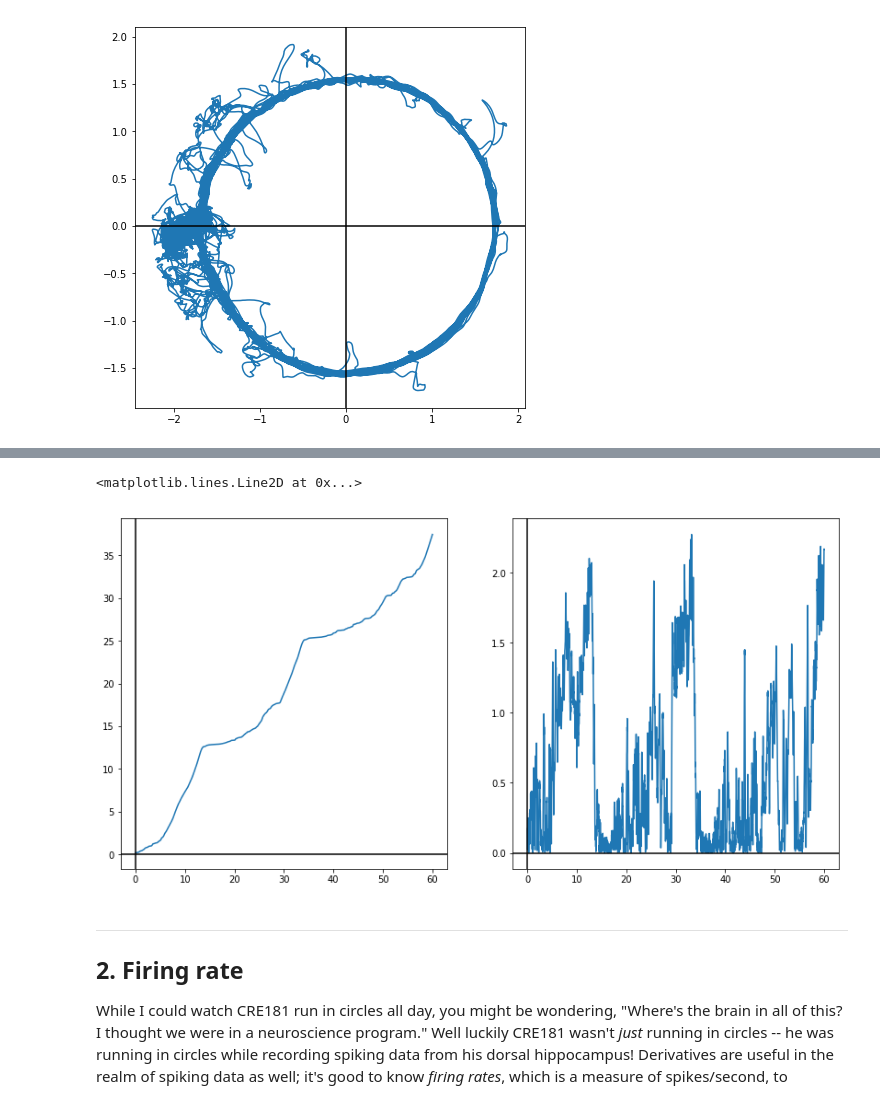
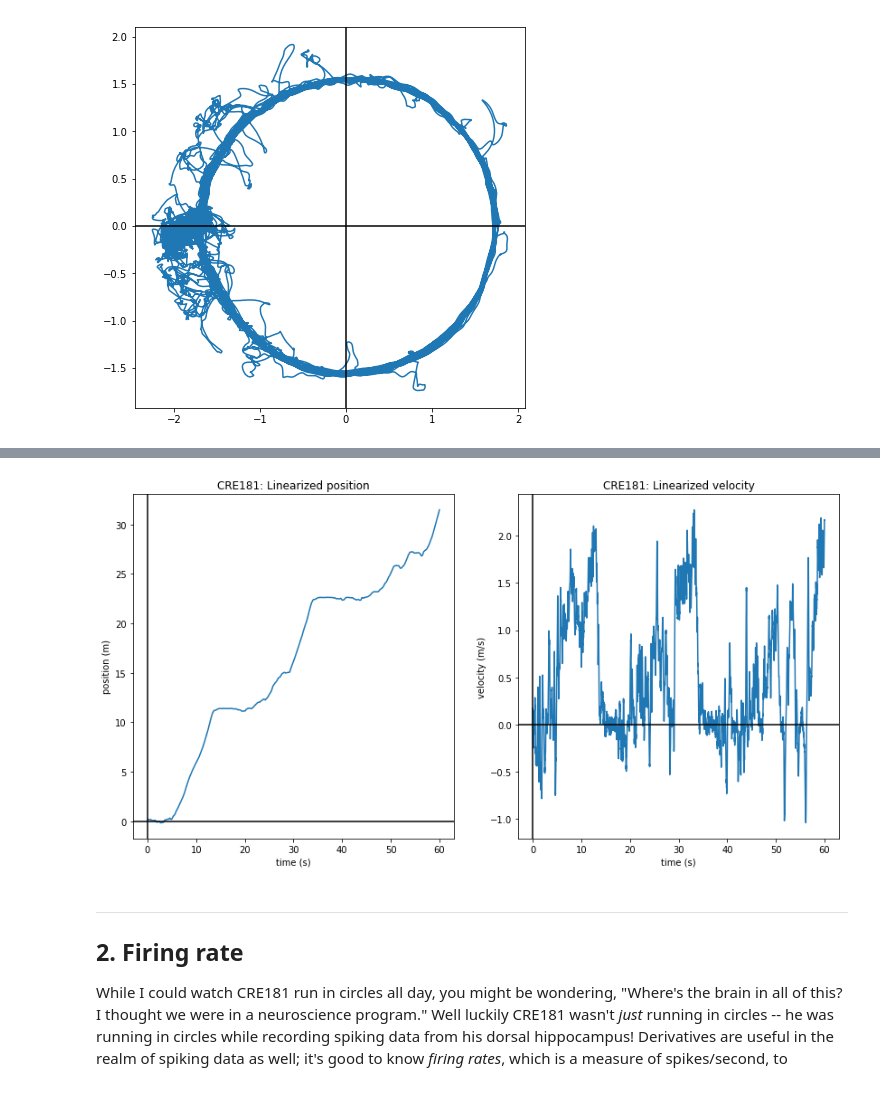
Before and after one commit to PrincetonUniversity/pni_bootcamp_2020, a Jupyter notebook: Module04_CalcDiffEQ/Day01_Calculus_Exercises_solutions.ipynb, the cells around one changed output, grey strips where cells are left out. Cells and saved outputs as stored; diff of their text form; code cells hidden in the pictures.

Commit message:
fixed some errors and made some things clearer. adding diff eq solutions

```diff
--- a/Module04_CalcDiffEQ/Day01_Calculus_Exercises_solutions.ipynb
+++ b/Module04_CalcDiffEQ/Day01_Calculus_Exercises_solutions.ipynb
@@ -59,36 +66,43 @@ Once we have our circle centered, we can move on to converting the coordinates u
 # %%
 # helpful function
 def circDiff(data):
-    cycle = 2*np.pi
+    cycle = 2*np.pi      # this is when the cycle resets
     diffData = np.diff(data)
-    diffData2 = np.vstack((diffData,diffData+cycle,diffData-cycle))
-    return np.min(abs(diffData2),axis=0)
+    diffData2 = np.vstack((diffData,diffData+cycle,diffData-cycle)) # make an array with the diff, and the diff+cycle and diff-cycle
+    min_inds = np.argmin(abs(diffData2),axis=0)  # figure out which of the three has the smallest magnitude
+    return diffData2[(min_inds,np.arange(len(min_inds)))] # return the difference with the smallest magnitude
 
 # 1. compute theta as well as the cumulative sum of theta to get a continuous estimate of distance
 theta = -1*np.arctan2(y,x) + np.pi  # I flipped this to make CRE181 appear to run clockwise instead of counter-clockwise; this is totally not required
 cum_theta = np.cumsum(np.hstack((theta[0],circDiff(theta))))
 
-# 2. using the radius, convert theta into a measure of distance
+# 2. using the circumference, convert theta from radians to meters
 r = np.sqrt(x**2+y**2)
 circumf = 2*np.pi*np.mean(r)
 cum_pos = circumf * cum_theta/(2*np.pi)
 
 # 3. compute the velocity as m/s
 vel = np.diff(cum_pos)/np.diff(ts)
 
 # 4. plot your results, both the position and velocity on separate plots
 # it might be helpful to zoom in to a subset of the session
 _, (ax1,ax2) = plt.subplots(nrows=1,ncols=2,figsize=(14,7))
 ax1.plot(ts[:3000],cum_pos[:3000]);
 ax1.axhline(y=0, color='k')
 ax1.axvline(x=0, color='k')
+ax1.set_xlabel('time (s)')
+ax1.set_ylabel('position (m)');
+ax1.set_title("CRE181: Linearized position");
+
 
 ax2.plot(ts[:3000],vel[:3000]);
 ax2.axhline(y=0, color='k')
 ax2.axvline(x=0, color='k')
+ax2.set_xlabel('time (s)')
+ax2.set_ylabel('velocity (m/s)');
+ax2.set_title("CRE181: Linearized velocity");
 # %% [output]
-<matplotlib.lines.Line2D at 0x...>
-[figure, old version]
+[figure, new version]
 # %% [markdown]
 ---
 ## 2. Firing rate
```
Also changed, not shown: parts of 5 cells of this notebook, 5 other files.
